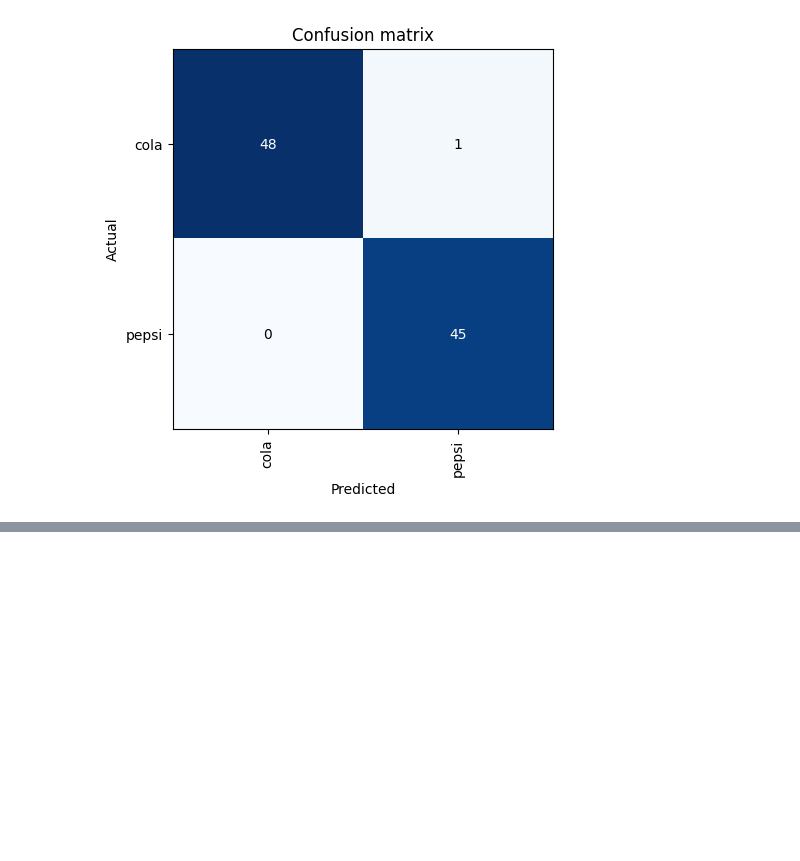
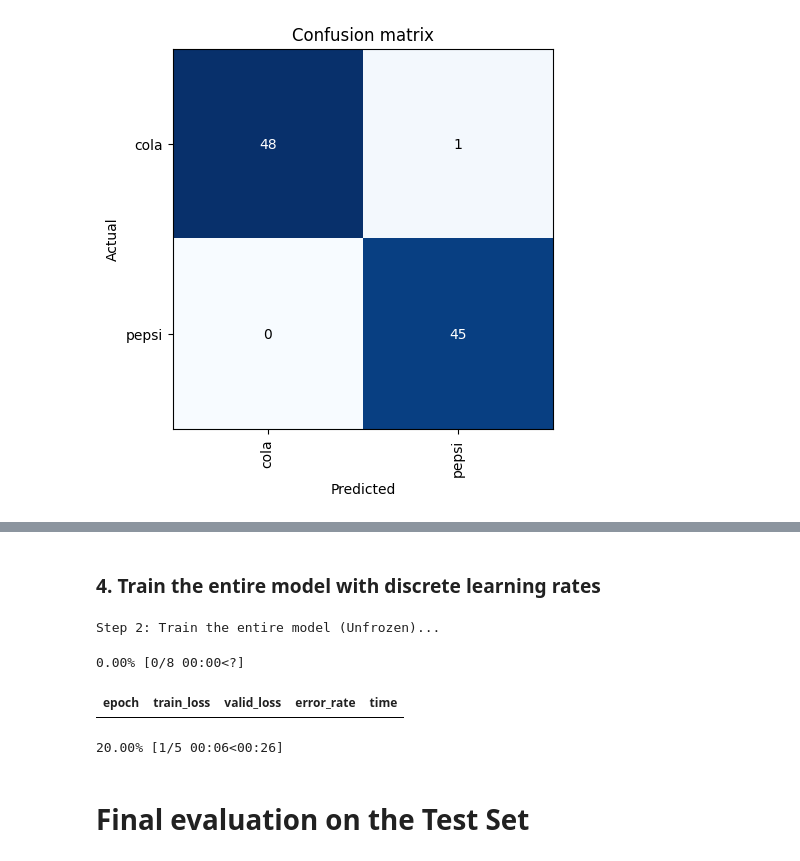
Before and after one commit to Ali-Data/coke-vs-pepsi-classifier, a Jupyter notebook: model/classifier.ipynb, the cells around one changed output, grey strips where cells are left out. Drawn from its saved outputs; the diff is of its cells as text; code cells hidden in the pictures; blank space fills up the shorter version.

```diff
--- a/model/classifier.ipynb
+++ b/model/classifier.ipynb
@@ -197,0 +234,13 @@ intrep_clean.plot_confusion_matrix()
+# %% [markdown]
+### 4. Train the entire model with discrete learning rates
+# %%
+
+print("Step 2: Train the entire model (Unfrozen)...")
+cleaned_learner.fit_one_cycle(8, lr_max=slice(1e-5, 4e-3))
+# %% [output]
+Step 2: Train the entire model (Unfrozen)...
+0.00% [0/8 00:00<?]
+| epoch | train_loss | valid_loss | error_rate | time |
+20.00% [1/5 00:06<00:26]
+# %% [markdown]
+# Final evaluation on the Test Set
```
Also changed, not shown: parts of 35 cells of this notebook.
